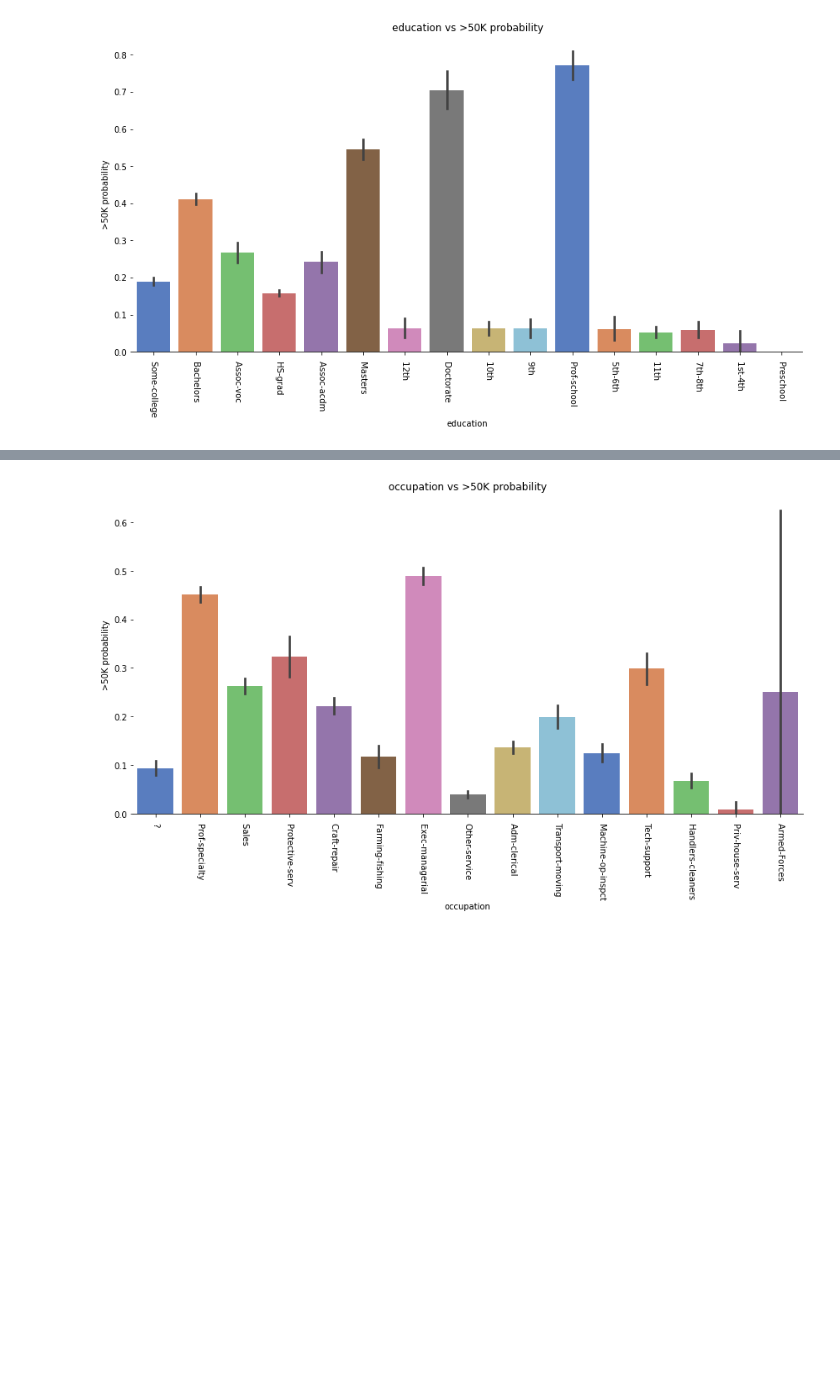
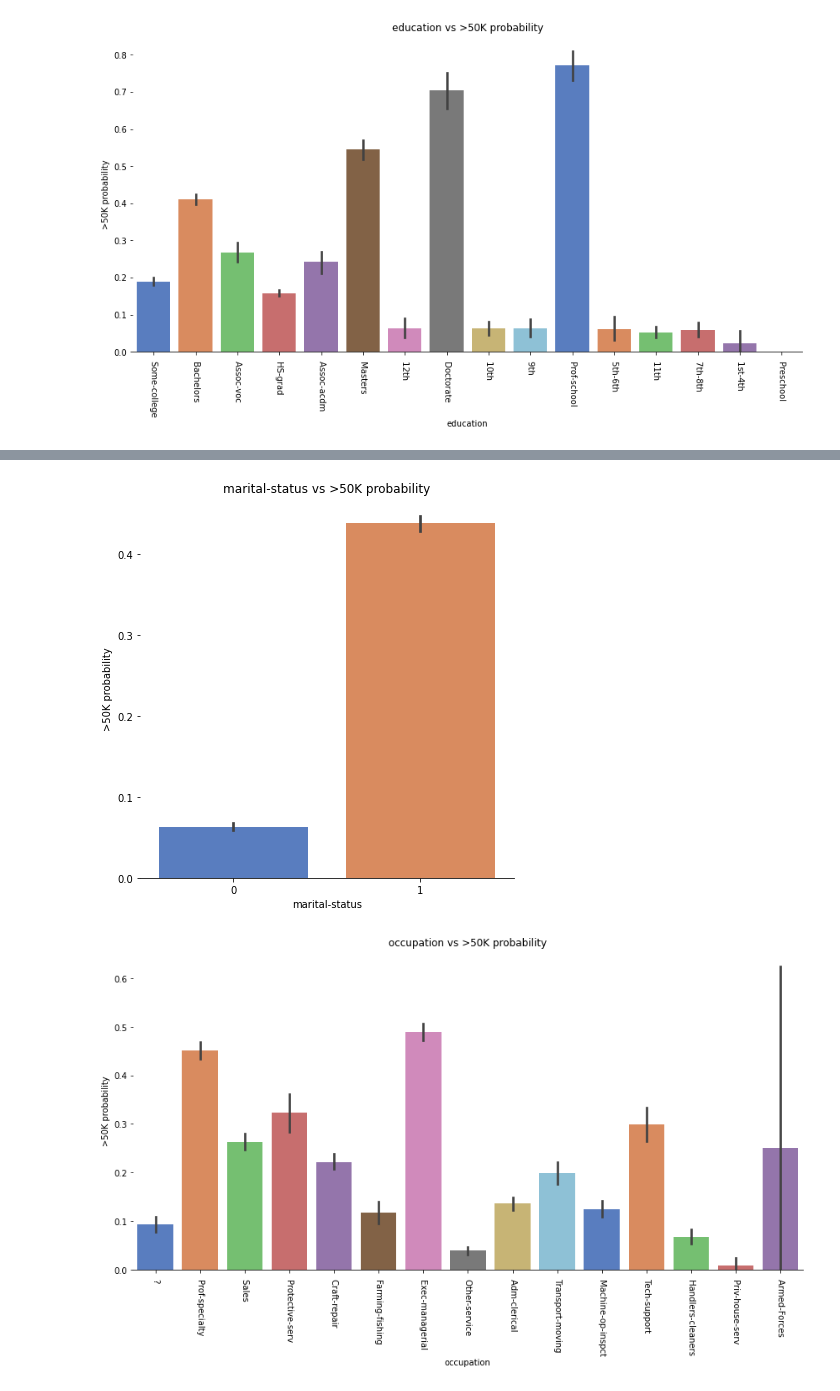
Before and after one commit to wkhalil/CS-5228, a Jupyter notebook: zy.ipynb, the cells around one changed output, grey strips where cells are left out. Drawn from its saved outputs; the diff is of its cells as text; code cells hidden in the pictures; blank space fills up the shorter version.

```diff
--- a/zy.ipynb
+++ b/zy.ipynb
@@ -196,3 +216,11 @@ plt.show()
+# %%
+g = sns.catplot(x='marital-status', y='exceeds50K', data=df, kind='bar', height=6, palette='muted')
+g.despine(left=True)
+g.set_ylabels('>50K probability')
+plt.title('marital-status vs >50K probability')
+plt.show()
+# %% [output]
+[figure, added]
 # %%
 g = sns.catplot(x='occupation', y='exceeds50K', data=df, kind='bar', height=6, palette='muted', aspect=2)
 g.despine(left=True)
```
Also changed, not shown: parts of 16 cells of this notebook.
